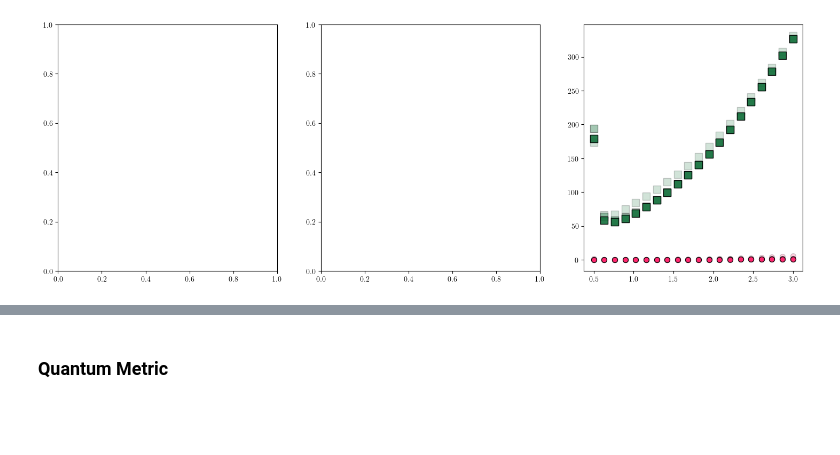
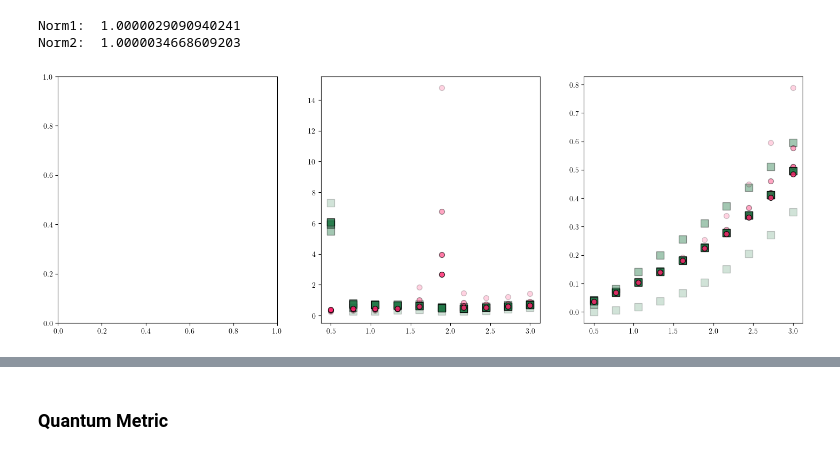
Before and after one commit to sanhq17/moire_heterobilayers, a Jupyter notebook: notebooks/wannier_two_bands.ipynb, the cells around one changed output, grey strips where cells are left out. Saved outputs shown, nothing was run; the diff lists cells and outputs as text; code cells hidden in the pictures; blank space fills up the shorter version.

Commit message:
fixed wannier for 2 bands

```diff
--- a/notebooks/wannier_two_bands.ipynb
+++ b/notebooks/wannier_two_bands.ipynb
@@ -131,12 +173,19 @@ plt.colorbar(im1, fraction=0.046, pad=0.04)
+# %%
+fun_one = lambda xx, yy: 1
+print("Norm1: ", sys.integrate_wannier(fun_one, wannier1, X, Y, k_points))
+print("Norm2: ", sys.integrate_wannier(fun_one, wannier2, X, Y, k_points))
+# %% [output]
+Norm1:  1.0000029090940241
+Norm2:  1.0000034668609203
 # %%
 sys.n_shells = 10
-sys.V = 6.0
-thetas = np.linspace(0.5, 3.0, 20)
+sys.V = 10.0
+thetas = np.linspace(0.5, 3.0, 10)
 thetas2 = np.linspace(thetas[0], thetas[-1], 100)
 aMs0 = sys.a0 / (2 * np.sin(np.radians(thetas / 2)))
 aMs = sys.a0 / (2 * np.sin(np.radians(thetas2 / 2)))
 
-scale_W = 6.0
+scale_W = 12.0
 
 NxR = 100
 NyR = 100
@@ -144,16 +193,16 @@ NyR = 100
 NxK = 21
 NyK = NxK
 
-k_res = [3, 6, 9, 12]
+k_res = [6, 9, 12, 15]
 k_alpha = [0.2, 0.4, 0.6, 0.8]
 x_res = [30, 50, 100, 150]
 x_alpha = [0.2, 0.4, 0.6, 0.8]
 
-psi_values = [0.0, 20, 50]
+psi_values = [0.0, 20, 58]
 
 fig, axes = plt.subplots(1, 3, figsize=(18, 6))
 
-for ax, psi in zip(axes[2:], psi_values[2:]):
+for ax, psi in zip(axes[1:], psi_values[1:]):
     sys.psi_deg = psi
 
     for resx, resk, alphax, alphak in tqdm(zip(x_res, k_res, x_alpha, k_alpha)):
@@ -171,31 +220,37 @@ for ax, psi in zip(axes[2:], psi_values[2:]):
             ## Trial functions centers
             RA = np.zeros(2)
             v2 = sys.a1.copy()
             v2[1] = - v2[1]
             RB = (sys.a1 + v2) / 3
 
             wanniers = sys.wannier_wavefunction_2band(X, Y, k_points, trial_centers= np.array([RA, RB]))
 
             wannier1 = wanniers[0, :, :]
             wannier2 = wanniers[1, :, :]
 
+            fun_one = lambda xx, yy: 1
             fun = lambda xx, yy: (xx-RA[0])**2 + (yy-RA[1])**2
             spread1 = sys.integrate_wannier(fun, wannier1, X, Y, k_points)
 
             fun2 = lambda xx, yy: (xx-RB[0])**2 + (yy-RB[1])**2
             spread2 = sys.integrate_wannier(fun2, wannier2, X, Y, k_points)
 
             omega.append((spread1 + spread2) / sys.aM**2)
+            # print("Norm1: ", sys.integrate_wannier(fun_one, wannier1, X, Y, k_points))
+            # print("Norm2: ", sys.integrate_wannier(fun_one, wannier2, X, Y, k_points))
+            # print("Max abs wannier1: ", np.max(np.abs(wannier1)**2))
+            # print("sp1: ", spread1 / sys.aM**2, "sp2: ", spread2 / sys.aM**2)
+            # print("--------")
 
             # integral = sys.integrate_trace(Nx=resk, Ny=resk)
             # l0 = np.sqrt(integral)
             # l0_valuesH.append(l0)
             integral = sys.integrate_trace(Nx=resk, Ny=resk)
             l0_values.append(integral / sys.aM**2)
 
         ax.scatter(thetas, np.array(omega), facecolors='#197340', edgecolors='k',
                    s=100, marker='s', alpha=alphax)
         ax.scatter(thetas, np.array(l0_values), facecolors='#FF216B', edgecolors='k',
                    s=50, alpha=alphak)
 # %% [output]
-[figure, old version]
+[figure, new version]
```
Also changed, not shown: parts of 8 cells of this notebook, 7 other files.
